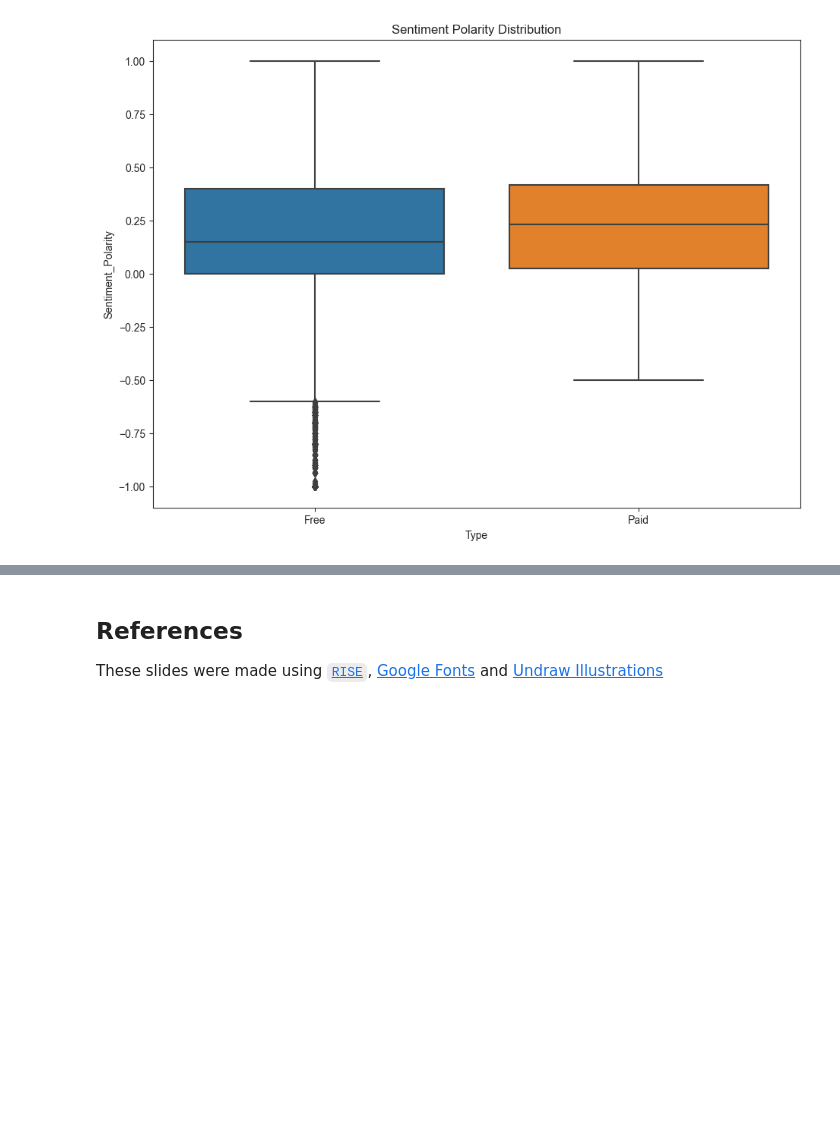
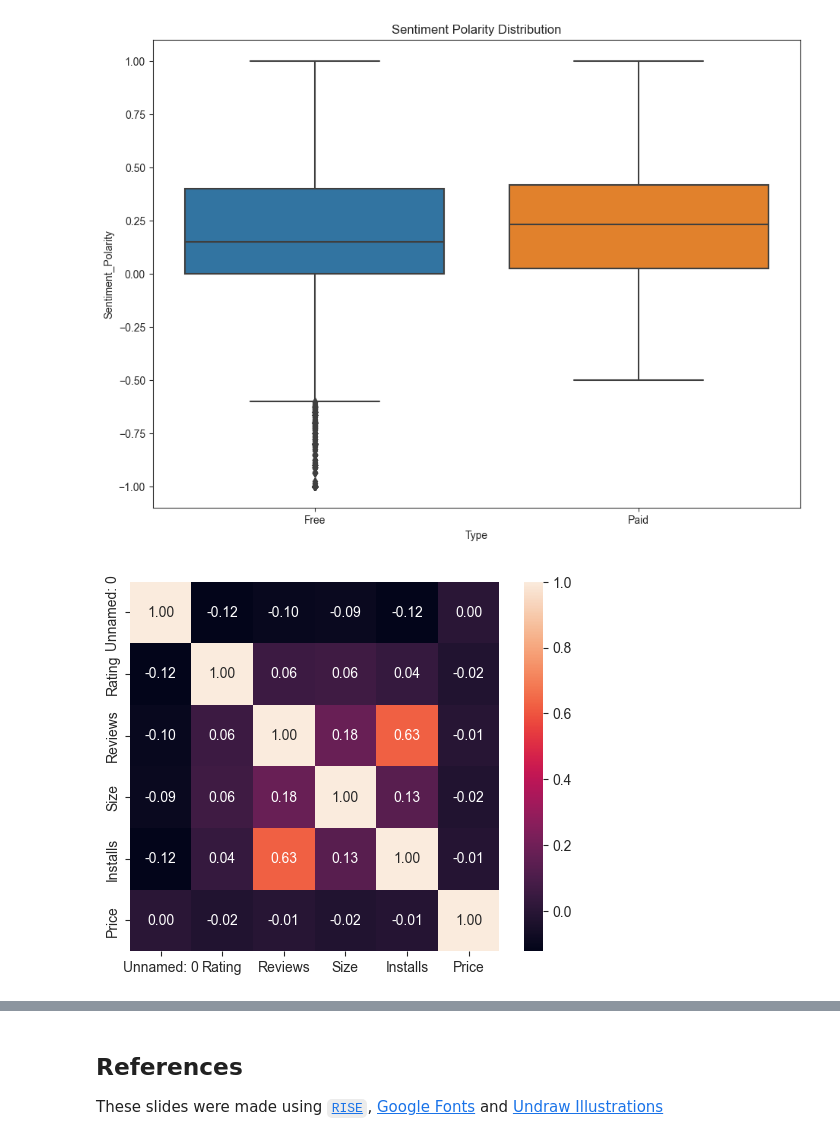
Before and after one commit to ChrifaBahrouni/Google-Plays-Stors-Apps-Data, a Jupyter notebook: notebook.ipynb, the cells around one changed output, grey strips where cells are left out. Drawn from its saved outputs; the diff is of its cells as text; code cells hidden in the pictures; blank space fills up the shorter version.

```diff
--- a/notebook.ipynb
+++ b/notebook.ipynb
@@ -440,6 +440,14 @@ ax.set_title('Sentiment Polarity Distribution')
 # %% [output]
 Text(0.5, 1.0, 'Sentiment Polarity Distribution')
 [figure]
+# %%
+from cmath import sin
+import seaborn as sns
+#sin.set(rc={'figure.figsize'}=(5,8))
+sns.heatmap(df_apps.corr(), fmt='0.2f', annot=True, square=True); # modele de prédiction
+# http://www.p30download.com/
+# %% [output]
+[figure, added]
 # %% [markdown]
 <div class="uu_title_container">
     <div class='column'>
```
Also changed, not shown: parts of 2 cells of this notebook.
